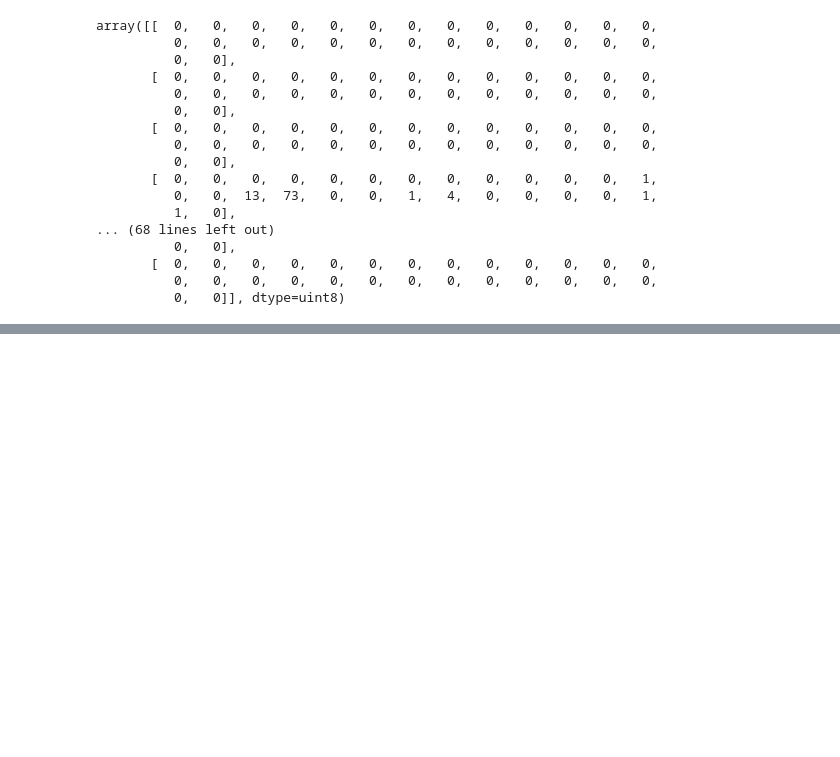
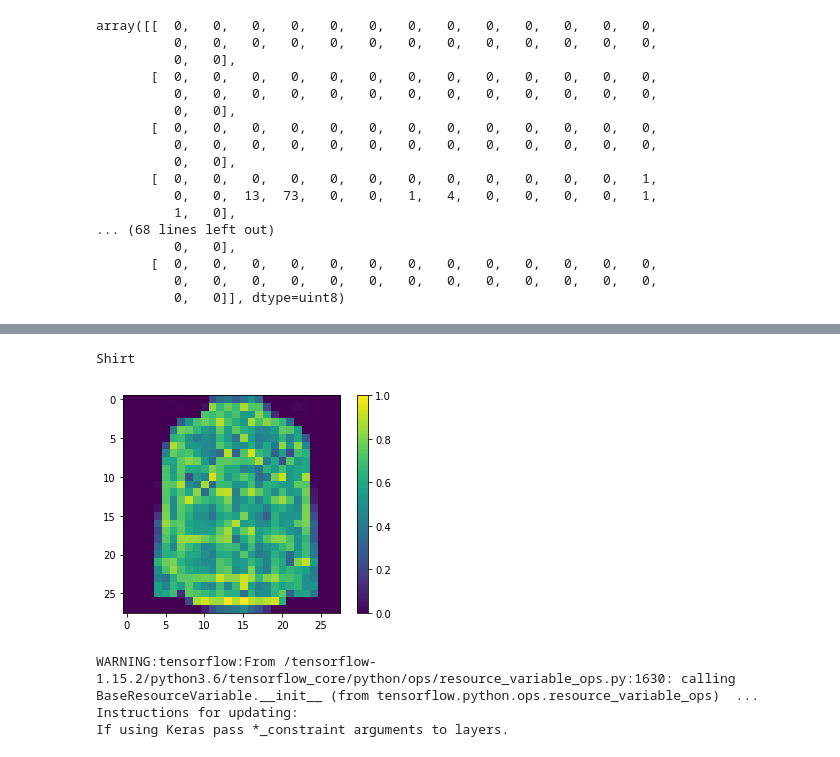
Before and after one commit to a-forty-two/cylons, a Jupyter notebook: 06_Keras_Classification.ipynb, the cells around one changed output, grey strips where cells are left out. Drawn from its saved outputs; the diff is of its cells as text; code cells hidden in the pictures; blank space fills up the shorter version.

```diff
--- a/06_Keras_Classification.ipynb
+++ b/06_Keras_Classification.ipynb
@@ -53,0 +71,17 @@ array([[  0,   0,   0,   0,   0,   0,   0,   0,   0,   0,   0,   0,   0,
+# %%
+# NUMBERS are also a MYTHICAL REFERENCE POINT
+# COMPARISON -> in a graph, as long as SCALE is defined, numbers are just a SCALAR value!
+# SCALAR values can scale -> if i multiply 2 to it, the result will be twice the quantity!
+# VECTORS -> VECTOR rules, non-scalar, DIRECTION is just the slope of points -> (y2-y1)/(x2-x1)
+# SCALAR values on a GRAPH -> Are just a reference point!
+img = xtrain[32]/255 # ALl the numbers will become between 0 and 1!
+# min -> 0/255 = 0! max -> 255/255 -> 1
+# every other value scaled in between!
+print(class_names[ytrain[32]])
+plt.figure()
+plt.imshow(img)
+plt.colorbar()
+plt.show()
+# %% [output]
+Shirt
+[figure, added]
@@ -53,0 +92,22 @@ array([[  0,   0,   0,   0,   0,   0,   0,   0,   0,   0,   0,   0,   0,
+# %%
+# OUR ALGO: I need to CONSIDER my images as a 1-D array and find patterns in that array instead
+# Convert into 1-D Array -> PATTERN_RECOG
+HP_hiddenDimensions = 128
+HP_epochs = 20
+# https://en.wikipedia.org/wiki/Activation_function
+model = keras.Sequential() # this creates a "SEQUENTIAL MODEL"-> layers one-after-the-other
+
+model.add(keras.layers.Flatten(input_shape=(28,28))) # INPUT LAYER
+model.add(keras.layers.Dense(HP_hiddenDimensions, activation=tf.nn.relu)) #HIDDEN LAYER
+model.add(keras.layers.Dense(10, activation=tf.nn.softmax)) # OUTPUT LAYER
+
+
+
+# EPOCH: How many times to RUN the network?
+# in last TF example, we were conducting REPEAT via STEPS in a LOOP
+# WE create a lifecycle -> LOOKING at the SAME data AGAIN AND AGAIN!
+# EPOCH -> timelines of NN, how many times to repeat?
+# %% [output]
+WARNING:tensorflow:From /tensorflow-1.15.2/python3.6/tensorflow_core/python/ops/resource_variable_ops.py:1630: calling BaseResourceVariable.__init__ (from tensorflow.python.ops.resource_variable_ops)  ...
+Instructions for updating:
+If using Keras pass *_constraint arguments to layers.
```
Also changed, not shown: parts of 6 cells of this notebook.
